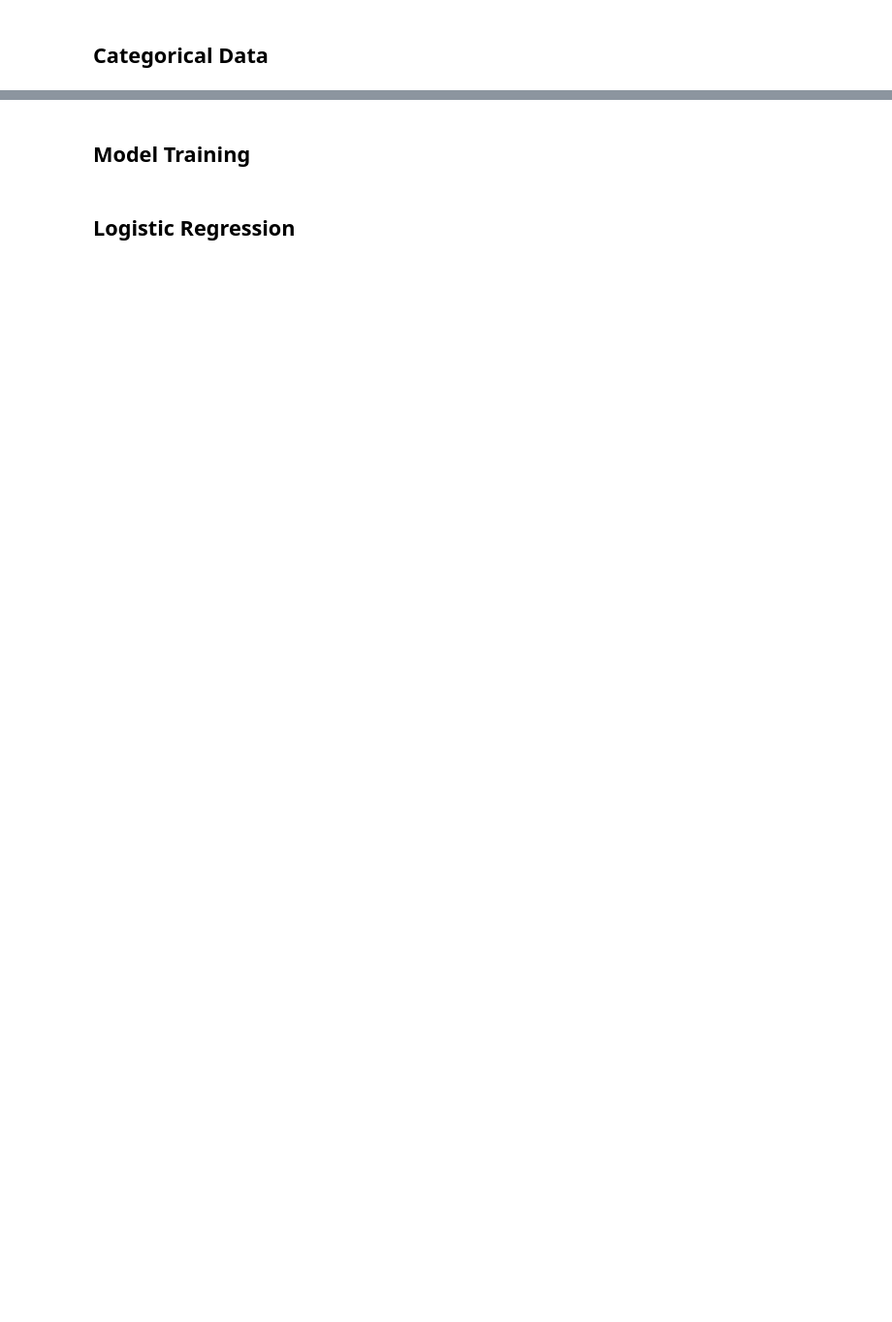
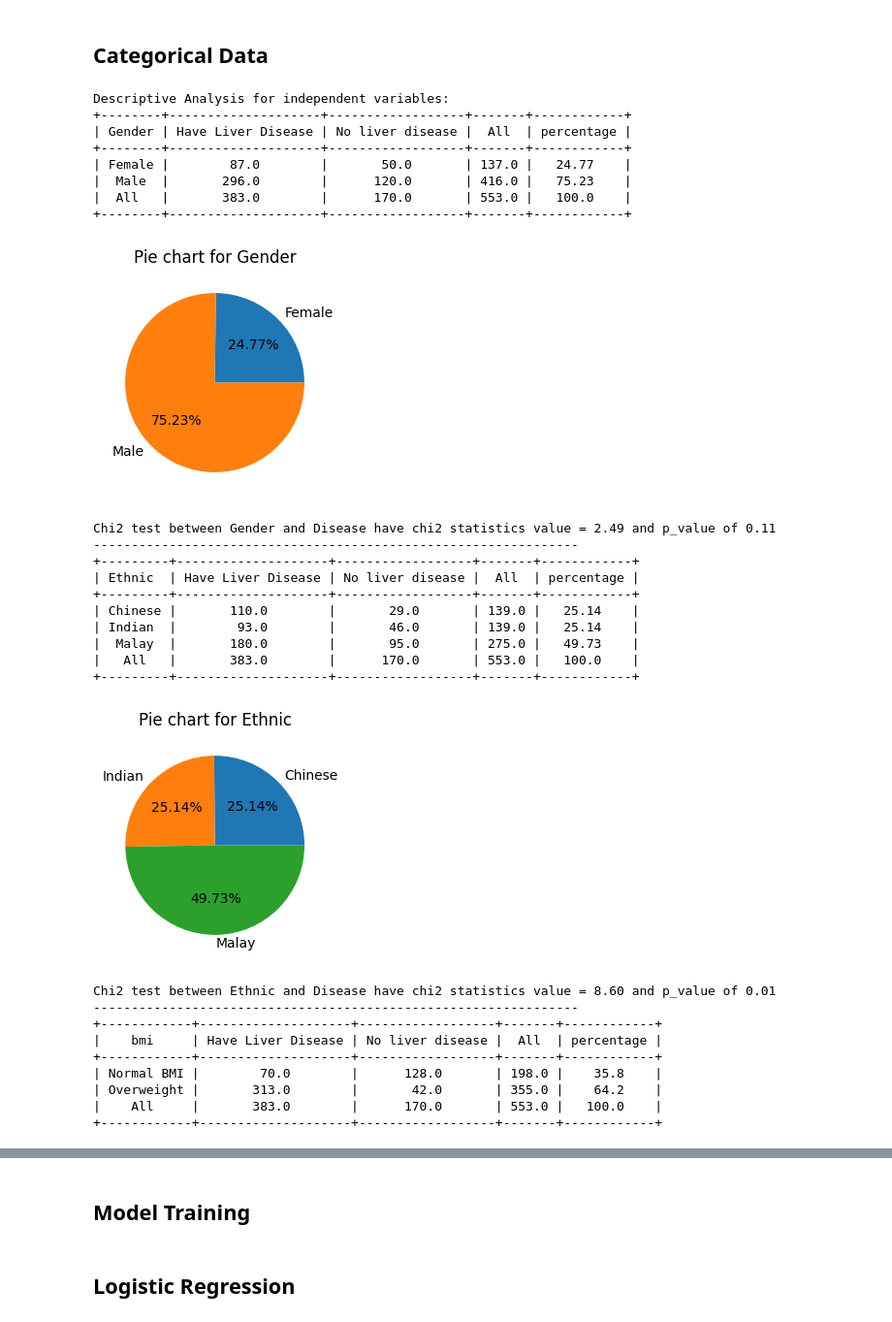
Before and after one commit to WH0102/7046_mphd, a Jupyter notebook: 22110451_assignment_4/assignment_4.ipynb, the cells around one changed output, grey strips where cells are left out. Shown at 97% size. Saved outputs shown, nothing was run; the diff lists cells and outputs as text; code cells hidden in the pictures; blank space fills up the shorter version.

```diff
--- a/22110451_assignment_4/assignment_4.ipynb
+++ b/22110451_assignment_4/assignment_4.ipynb
@@ -160,10 +288,40 @@ For imputation, despite the logic of how AGR being calculated, there is a lot of
 ## Categorical Data
 # %%
 # Reverse Encode
-# data = mphd.categorical_data.reverse_encode(df = df, json_dict=data_dictionary)
+data = mphd.categorical_data.reverse_encode(df = df, json_dict=data_dictionary)
 
-# # Categegorical Data Analysis
-# categorical_summary = mphd.categorical_data.categorical_descriptive_analysis(data,
-#                                                                              independent_variables = independent_categorical,
-#                                                                              dependent_variables = dependent_variable,
-#                                                                              analyse_dependent = True)
+# Categegorical Data Analysis
+categorical_summary = mphd.categorical_data.categorical_descriptive_analysis(data,
+                                                                             independent_variables = independent_categorical,
+                                                                             dependent_variables = dependent_variable,
+                                                                             analyse_dependent = True)
+# %% [output]
+Descriptive Analysis for independent variables:
++--------+--------------------+------------------+-------+------------+
+| Gender | Have Liver Disease | No liver disease |  All  | percentage |
++--------+--------------------+------------------+-------+------------+
+| Female |        87.0        |       50.0       | 137.0 |   24.77    |
+|  Male  |       296.0        |      120.0       | 416.0 |   75.23    |
+|  All   |       383.0        |      170.0       | 553.0 |   100.0    |
++--------+--------------------+------------------+-------+------------+
+[figure, added]
+Chi2 test between Gender and Disease have chi2 statistics value = 2.49 and p_value of 0.11
+----------------------------------------------------------------
++---------+--------------------+------------------+-------+------------+
+| Ethnic  | Have Liver Disease | No liver disease |  All  | percentage |
++---------+--------------------+------------------+-------+------------+
+| Chinese |       110.0        |       29.0       | 139.0 |   25.14    |
+| Indian  |        93.0        |       46.0       | 139.0 |   25.14    |
+|  Malay  |       180.0        |       95.0       | 275.0 |   49.73    |
+|   All   |       383.0        |      170.0       | 553.0 |   100.0    |
++---------+--------------------+------------------+-------+------------+
+[figure, added]
+Chi2 test between Ethnic and Disease have chi2 statistics value = 8.60 and p_value of 0.01
+----------------------------------------------------------------
++------------+--------------------+------------------+-------+------------+
+|    bmi     | Have Liver Disease | No liver disease |  All  | percentage |
++------------+--------------------+------------------+-------+------------+
+| Normal BMI |        70.0        |      128.0       | 198.0 |    35.8    |
+| Overweight |       313.0        |       42.0       | 355.0 |    64.2    |
+|    All     |       383.0        |      170.0       | 553.0 |   100.0    |
++------------+--------------------+------------------+-------+------------+
```
Also changed, not shown: parts of 19 cells of this notebook, 2 other files.
